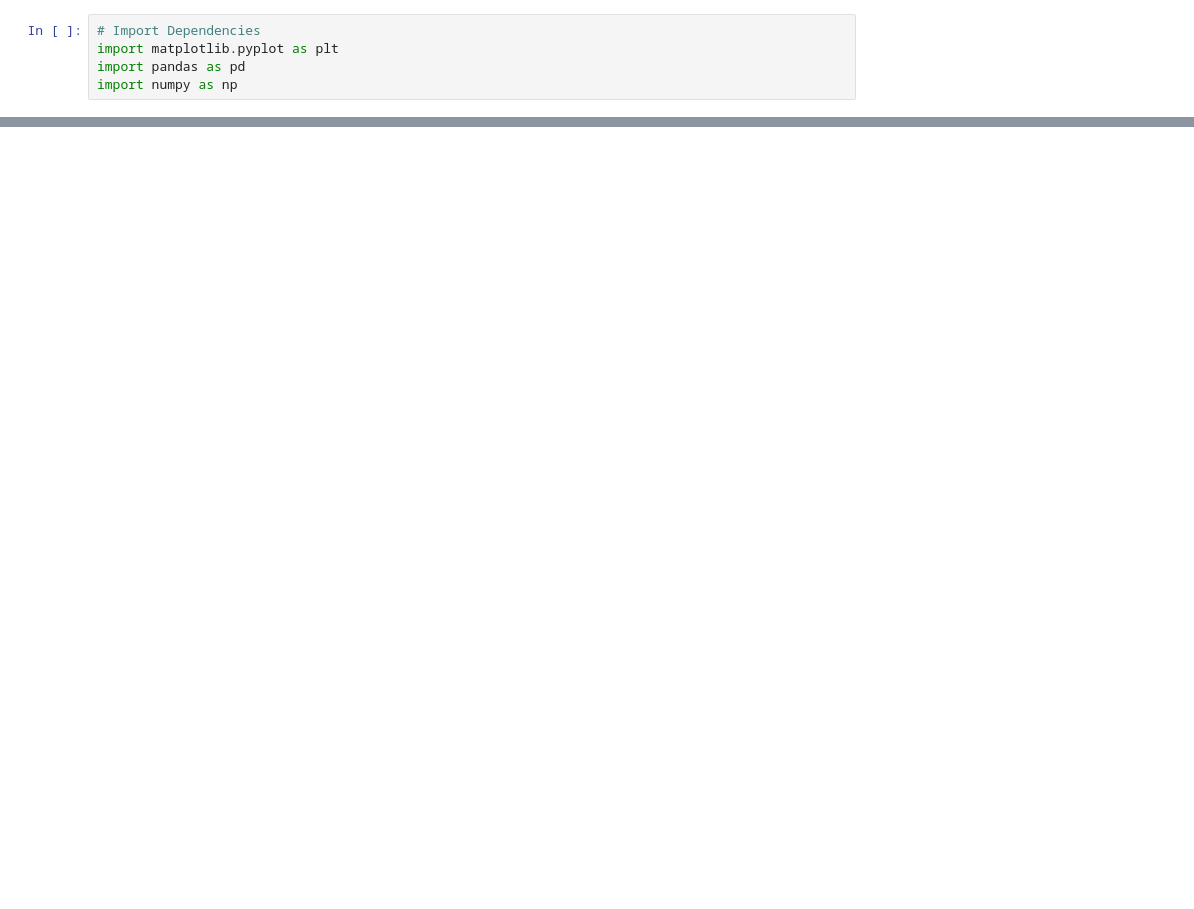
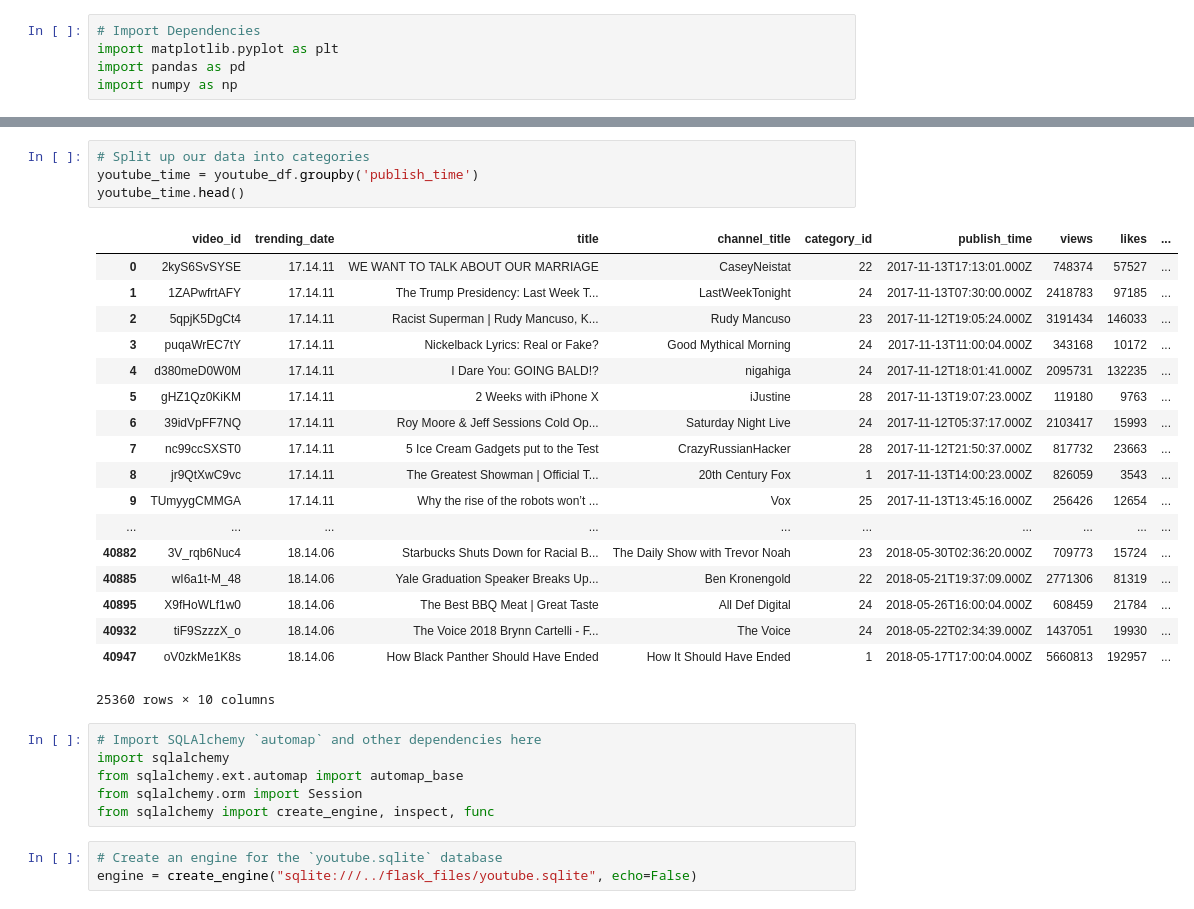
Before and after one commit to shouaschang/project-2-youtube-trending-dashboard, a Jupyter notebook: youtube.ipynb, the cells around one changed output, grey strips where cells are left out. Drawn from its saved outputs; the diff is of its cells as text; blank space fills up the shorter version.

```diff
--- a/youtube.ipynb
+++ b/youtube.ipynb
@@ -19,0 +20,32 @@ youtube_df.head()
+# %%
+# Split up our data into categories
+youtube_time = youtube_df.groupby('publish_time')
+youtube_time.head()
+# %% [output]
+|  | video_id | trending_date | title | channel_title | category_id | publish_time | views | likes | ... |
+| 0 | 2kyS6SvSYSE | 17.14.11 | WE WANT TO TALK ABOUT OUR MARRIAGE | CaseyNeistat | 22 | 2017-11-13T17:13:01.000Z | 748374 | 57527 | ... |
+| 1 | 1ZAPwfrtAFY | 17.14.11 | The Trump Presidency: Last Week T... | LastWeekTonight | 24 | 2017-11-13T07:30:00.000Z | 2418783 | 97185 | ... |
+| 2 | 5qpjK5DgCt4 | 17.14.11 | Racist Superman | Rudy Mancuso, K... | Rudy Mancuso | 23 | 2017-11-12T19:05:24.000Z | 3191434 | 146033 | ... |
+| 3 | puqaWrEC7tY | 17.14.11 | Nickelback Lyrics: Real or Fake? | Good Mythical Morning | 24 | 2017-11-13T11:00:04.000Z | 343168 | 10172 | ... |
+| 4 | d380meD0W0M | 17.14.11 | I Dare You: GOING BALD!? | nigahiga | 24 | 2017-11-12T18:01:41.000Z | 2095731 | 132235 | ... |
+| 5 | gHZ1Qz0KiKM | 17.14.11 | 2 Weeks with iPhone X | iJustine | 28 | 2017-11-13T19:07:23.000Z | 119180 | 9763 | ... |
+| 6 | 39idVpFF7NQ | 17.14.11 | Roy Moore & Jeff Sessions Cold Op... | Saturday Night Live | 24 | 2017-11-12T05:37:17.000Z | 2103417 | 15993 | ... |
+| 7 | nc99ccSXST0 | 17.14.11 | 5 Ice Cream Gadgets put to the Test | CrazyRussianHacker | 28 | 2017-11-12T21:50:37.000Z | 817732 | 23663 | ... |
+| 8 | jr9QtXwC9vc | 17.14.11 | The Greatest Showman | Official T... | 20th Century Fox | 1 | 2017-11-13T14:00:23.000Z | 826059 | 3543 | ... |
+| 9 | TUmyygCMMGA | 17.14.11 | Why the rise of the robots won’t ... | Vox | 25 | 2017-11-13T13:45:16.000Z | 256426 | 12654 | ... |
+| ... | ... | ... | ... | ... | ... | ... | ... | ... | ... |
+| 40882 | 3V_rqb6Nuc4 | 18.14.06 | Starbucks Shuts Down for Racial B... | The Daily Show with Trevor Noah | 23 | 2018-05-30T02:36:20.000Z | 709773 | 15724 | ... |
+| 40885 | wI6a1t-M_48 | 18.14.06 | Yale Graduation Speaker Breaks Up... | Ben Kronengold | 22 | 2018-05-21T19:37:09.000Z | 2771306 | 81319 | ... |
+| 40895 | X9fHoWLf1w0 | 18.14.06 | The Best BBQ Meat | Great Taste | All Def Digital | 24 | 2018-05-26T16:00:04.000Z | 608459 | 21784 | ... |
+| 40932 | tiF9SzzzX_o | 18.14.06 | The Voice 2018 Brynn Cartelli - F... | The Voice | 24 | 2018-05-22T02:34:39.000Z | 1437051 | 19930 | ... |
+| 40947 | oV0zkMe1K8s | 18.14.06 | How Black Panther Should Have Ended | How It Should Have Ended | 1 | 2018-05-17T17:00:04.000Z | 5660813 | 192957 | ... |
+25360 rows × 10 columns
+# %%
+# Import SQLAlchemy `automap` and other dependencies here
+import sqlalchemy
+from sqlalchemy.ext.automap import automap_base
+from sqlalchemy.orm import Session
+from sqlalchemy import create_engine, inspect, func
+# %%
+# Create an engine for the `youtube.sqlite` database
+engine = create_engine("sqlite:///../flask_files/youtube.sqlite", echo=False)
```
Also changed, not shown: parts of 2 cells of this notebook, 1 other file.
